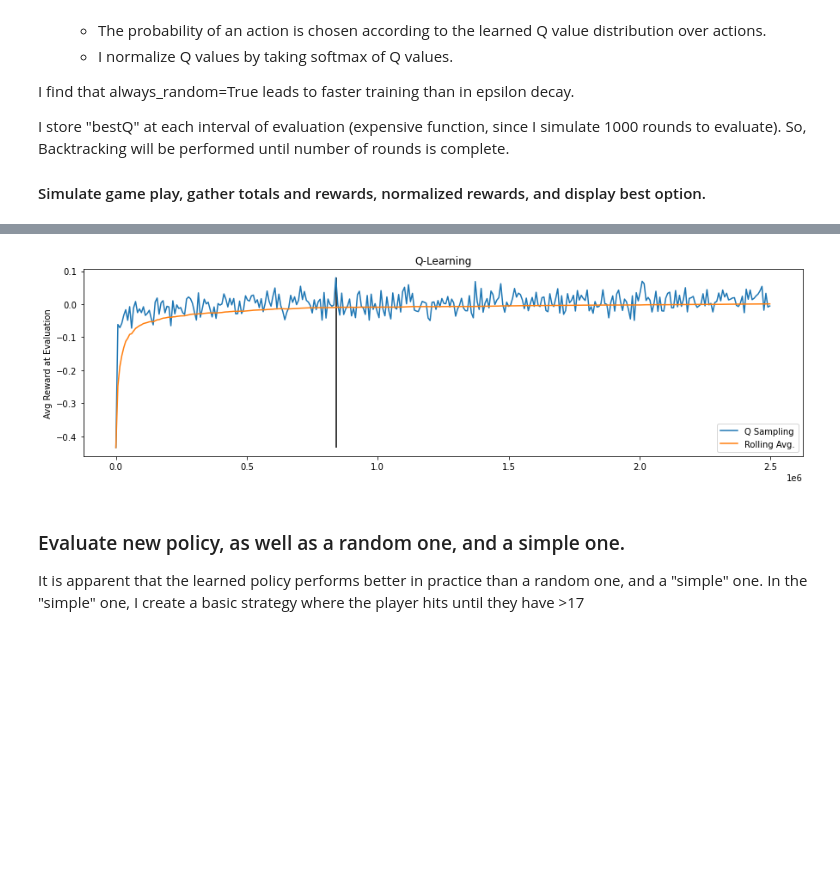
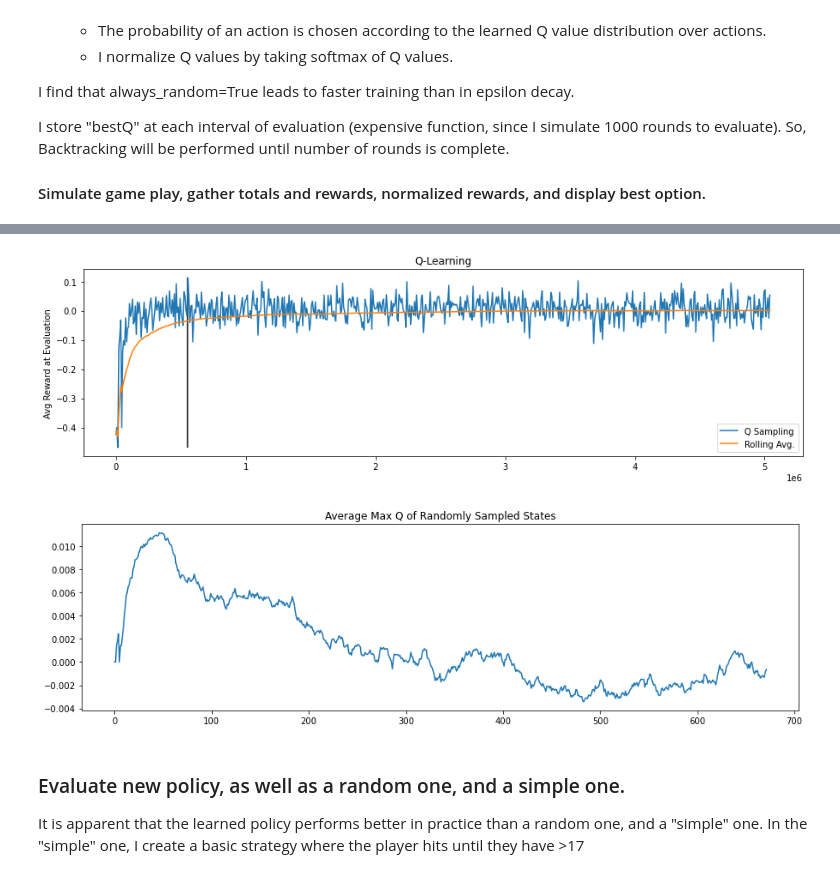
Before and after one commit to petersim1/Blackjack_RL, a Jupyter notebook: Blackjack.ipynb, the cells around one changed output, grey strips where cells are left out. Cells and saved outputs as stored; diff of their text form; code cells hidden in the pictures; blank space fills up the shorter version.

```diff
--- a/Blackjack.ipynb
+++ b/Blackjack.ipynb
@@ -186,25 +189,27 @@ Q = {
     'name':'e-Greedy Decay 1',
     'epsilon_decay':.00001,
     'min_epsilon':.1,
-    'evaluation':[]
+    'evaluation':[],
+    'q_max_eval': [],
 }
 
 Q = {
     'name':'Q Sampling',
     'epsilon_decay':.00001,
     'min_epsilon':.1,
-    'evaluation':[]
+    'evaluation':[],
+    'q_max_eval': [],
 }
 
-nEpisodes = int(2.5e6) # number of rounds to train for.
+nEpisodes = int(5e6) # number of rounds to train for.
 nPlayers = 1 # number of players
-gamma = .9 # decay hyperparameter. How much to discount sequential actions. Should be < 1.
-lr = .001 # learning rate
+gamma = .95 # decay hyperparameter. How much to discount sequential actions. Should be < 1.
+lr = .0005 # learning rate
 nDecks = 6 # number of decks in the game
 ratioPenetrate = 4/6 # where the decks get penetrated, ie. 4/6'ths of the way through all decks
 wagers = [1]*nPlayers # wagers per player "units"
 
-nRoundsEvaluate = 2000 # number of hands to play during evaluation step
+nRoundsEvaluate = 1000 # number of hands to play during evaluation step
 
 moves = ['stay','hit','split','double','surrender'] # valid moves.
 
@@ -264,8 +293,17 @@ while r < nEpisodes :
     if not r%every :
         blackjackEval = Game(Player,shrinkDeck=True,nDecks=nDecks,ratioPenetrate=ratioPenetrate,verbose=False)
         # Evaluation. This represents the avg reward, per hand, for the number of rounds specified.
-        p = np.mean(evaluatePolicy(blackjackEval,Q['Q'],wagers,nRoundsEvaluate)[-1])
-        Q['evaluation'].append(p)
+        p_eval = np.mean(evaluatePolicy(blackjackEval,Q['Q'],wagers,nRoundsEvaluate)[-1])
+        Q['evaluation'].append(p_eval)
+
+        q_max = []
+        for r_s in r_states :
+            p,h,a,split = r_s
+            if split :
+                q_max.append(max(Q['Q']['canSplit'][(p,h,a)].values()))
+            else :
+                q_max.append(max(Q['Q']['noSplit'][(p,h,a)].values()))
+        Q['q_max_eval'].append(np.mean(q_max))
 
         if not always_random :
             print('Method {} ---- {} of {} ---- EPS : {} ---- Score : {}'.format(
@@ -273,14 +311,14 @@ while r < nEpisodes :
                 r+1,
                 nEpisodes,
                 eps,
-                p
+                p_eval
             ))
         else :
             print('Method {} ---- {} of {} ---- Score : {} ---- Time elapsed : {}'.format(
                 Q['name'],
                 r+1,
                 nEpisodes,
-                p,
+                p_eval,
                 datetime.datetime.now() - time_start
             ))
 
@@ -321,22 +359,29 @@ Method Q Sampling ---- 2497501 of 2500000 ---- Score : -0.00525 ---- Time elapse
 # %%
 plt.figure(figsize=(15,4))
 plt.plot(
     np.arange(0,len(Q['evaluation']))*every,
     Q['evaluation'],
     label=Q['name']
 )
 plt.plot(
     np.arange(0,len(Q['evaluation']))*every,
     np.cumsum(Q['evaluation']) / np.arange(1,len(Q['evaluation'])+1),
     label='Rolling Avg.'
 )
 plt.vlines(x=np.argmax(Q['evaluation'])*every,ymin=min(Q['evaluation']),ymax=max(Q['evaluation']),color='k')
 plt.title("Q-Learning")
 plt.ylabel("Avg Reward at Evaluation")
 plt.legend()
 plt.show()
+
+
+plt.figure(figsize=(15,4))
+plt.title("Average Max Q of Randomly Sampled States")
+plt.plot(Q['q_max_eval'])
+plt.show()
 # %% [output]
-[figure, old version]
+[figure, new version]
+[figure, added]
 # %%
 np.save('Q',bestQ)
 Qlearned = np.load('Q.npy',allow_pickle=True).item()
```
Also changed, not shown: parts of 16 cells of this notebook, 4 other files.
